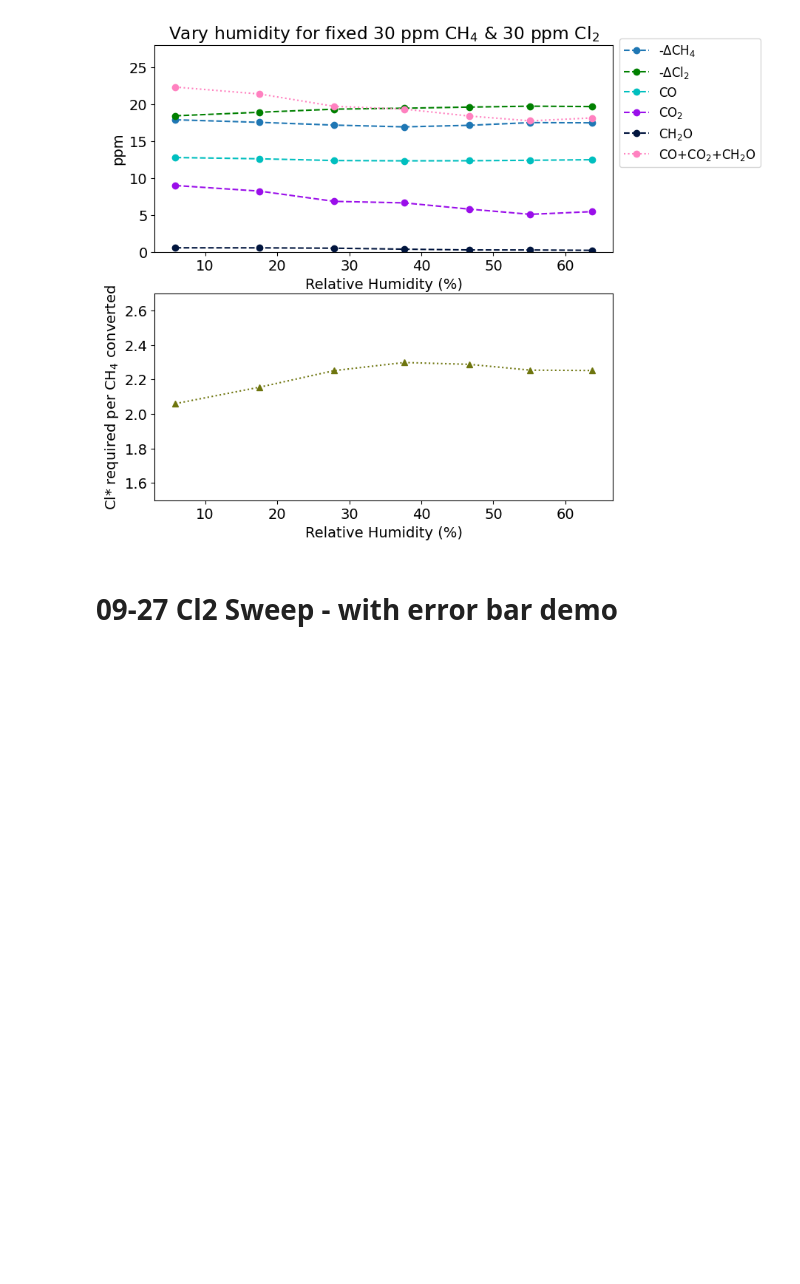
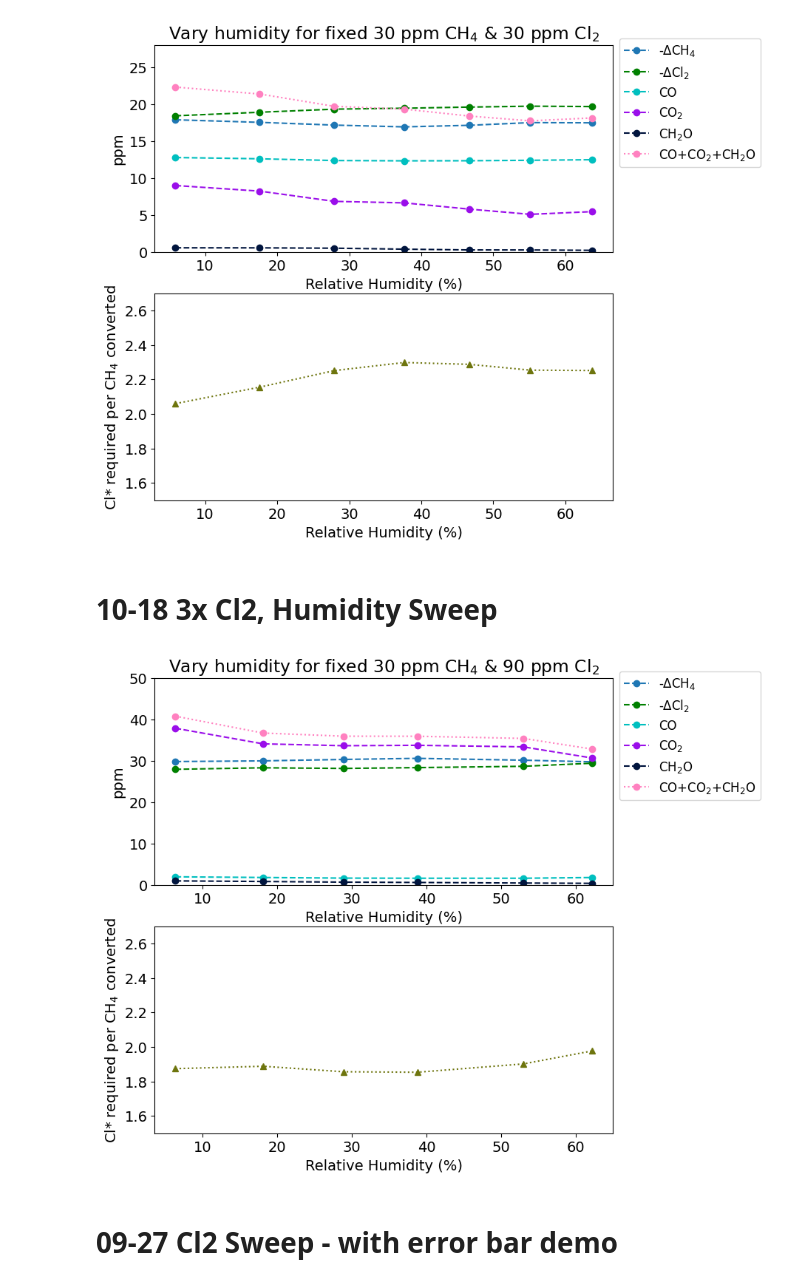
Before and after one commit to richardsrandall/Fall-2024-Cl2, a Jupyter notebook: 09-29 Cl2 Campaign Redo 1/09-29_plot_cl2_data.ipynb, the cells around one changed output. Drawn from its saved outputs; the diff is of its cells as text; code cells hidden in the pictures; blank space fills up the shorter version.

```diff
--- a/09-29 Cl2 Campaign Redo 1/09-29_plot_cl2_data.ipynb
+++ b/09-29 Cl2 Campaign Redo 1/09-29_plot_cl2_data.ipynb
@@ -12,10 +12,10 @@ use_nominal_cl2 = True
 <h1> 9-27 Humidity Sweep </h1>
 # %%
 # Import stuff
-bypass_data_929 = pd.read_csv("/Users/work/Desktop/Research/Experimental Data/Fall-2024-Cl2/_exported_data/bypasses_09-29_cl2_campaign_after_mfc_zero.csv")
-conversion_data_929 = pd.read_csv("/Users/work/Desktop/Research/Experimental Data/Fall-2024-Cl2/_exported_data/conversions_09-29_cl2_campaign_after_mfc_zero.csv")
-bypass_data_924 = pd.read_csv("/Users/work/Desktop/Research/Experimental Data/Fall-2024-Cl2/_exported_data/bypasses_09-24_cl2_sweeps_no_cofeed.csv")
-conversion_data_924 = pd.read_csv("/Users/work/Desktop/Research/Experimental Data/Fall-2024-Cl2/_exported_data/conversions_09-24_cl2_sweeps_no_cofeed.csv")
+bypass_data_929 = pd.read_csv("../_exported_data/bypasses_09-29_cl2_campaign_after_mfc_zero.csv")
+conversion_data_929 = pd.read_csv("../_exported_data/conversions_09-29_cl2_campaign_after_mfc_zero.csv")
+bypass_data_924 = pd.read_csv("../_exported_data/bypasses_09-24_cl2_sweeps_no_cofeed.csv")
+conversion_data_924 = pd.read_csv("../_exported_data/conversions_09-24_cl2_sweeps_no_cofeed.csv")
 all_bypass_data = pd.concat([bypass_data_924,bypass_data_929],axis=0,ignore_index=True).reindex()
 all_conversion_data = pd.concat([conversion_data_924,conversion_data_929],axis=0,ignore_index=True).reindex()
 
@@ -71,6 +71,62 @@ ax1.set_title("Vary humidity for fixed 30 ppm CH$_4$ & 30 ppm Cl$_2$")
 plt.show()
 # %% [output]
 [figure]
+# %% [markdown]
+<h1> 10-18 3x Cl2, Humidity Sweep </h1>
+# %%
+# Import stuff
+exps = ["10-18-24 3x Cl2 and Humidity Sweep"]#,"10-22-24 3x Cl2 Dry"]
+bypass_data = all_bypass_data[all_bypass_data["experiment_name"].isin(exps)]
+conversion_data = all_conversion_data[all_conversion_data["experiment_name"].isin(exps)]
+
+ch4_conversions = conversion_data['Selected: CH4 (ppm) conversion']
+start_times = conversion_data['start_time']
+
+# Extract the means for each bypass period
+means = (bypass_data.groupby('closest_start_time').mean(numeric_only=True).reset_index()) #Quick and dirty; we can use apply to do more involved operations, though.
+humidities = [float(means[means.closest_start_time==t]['Humidity Probe: Rel. Humidity (%)']) for t in start_times] #Lookup the correct entry in the groupby
+humidities = [v*(1.0/(1-6.0/200.0)) for v in humidities] # Scale appropriately to adjust for added chlorine flow
+co2 = [float(means[means.closest_start_time==t]['Picarro: CO2 (ppm)']) for t in start_times]
+co = [float(means[means.closest_start_time==t]['FTIR: CO (ppm)']) for t in start_times]
+ch2o = [float(means[means.closest_start_time==t]['FTIR: CH2O (ppm)']) for t in start_times]
+
+# Calculate the chlorine conversions -- either raw, or taking the conversion from the nodes but taking the baseline value from the MFC setpoint
+if not use_nominal_cl2:
+    cl2_conversions = conversion_data['Cl2 LabJack: Cl2 Node A (ppm) conversion']
+else:
+    nom_cl2 = [(1000.0/200.0)*float(means[means.closest_start_time==t]['Cl2 MFC: Setpoint Entry']) for t in start_times]
+    cl2_conversions = [conv*(nom/baseline) for nom,conv,baseline in zip(nom_cl2,conversion_data['Cl2 LabJack: Cl2 Node A (ppm) conversion'],conversion_data['Cl2 LabJack: Cl2 Node A (ppm) baseline'])]
+#print(nom_cl2,'\n',list(conversion_data['Cl2 LabJack: Cl2 Node A (ppm) baseline']),'\n',list(conversion_data['Cl2 LabJack: Cl2 Node A (ppm) conversion']),'\n',cl2_conversions)
+
+# Setup subplots
+plt.rcParams.update({'font.size': 14})
+(fig,(ax1,ax2)) = plt.subplots(nrows=2,figsize=(8,8),sharex=True)
+
+# Make the first plot
+ax1.plot(humidities,ch4_conversions,label='-$\Delta$CH$_4$',marker='o',linestyle='--')
+ax1.plot(humidities,cl2_conversions,label='-$\Delta$Cl$_2$',color='g',marker='o',linestyle='--')
+ax1.plot(humidities,co,label='CO',color='c',marker='o',linestyle='--')
+ax1.plot(humidities,co2,label='CO$_2$',color='xkcd:violet',marker='o',linestyle='--')
+ax1.plot(humidities,ch2o,label='CH$_2$O',color='xkcd:navy',marker='o',linestyle='--')
+ax1.plot(humidities,[a+b+c for a,b,c in zip(co,co2,ch2o)],label='CO+CO$_2$+CH$_2$O',color='xkcd:pink',linestyle=':',marker='o')
+ax1.set_ylabel("ppm")
+ax1.set_xlabel("Relative Humidity (%)")
+ax1.set_ylim(0,50)
+ax1.legend(fontsize=12,loc='lower left',bbox_to_anchor=(1,0.38))
+ax1.xaxis.set_tick_params(labelbottom=True)
+
+# Make the second plot
+ch4_per_cl_star = [2*b/a for a,b in zip(ch4_conversions,cl2_conversions)]
+ax2.plot(humidities,ch4_per_cl_star,label="CH$_4$ Converted per Cl*",color='xkcd:olive',linestyle=':',marker='^')
+ax2.set_ylabel("Cl* required per CH$_4$ converted")
+ax2.set_xlabel("Relative Humidity (%)")
+ax2.xaxis.set_tick_params(labelbottom=True)
+ax2.set_ylim(1.5,2.7)
+
+ax1.set_title("Vary humidity for fixed 30 ppm CH$_4$ & 90 ppm Cl$_2$")
+plt.show()
+# %% [output]
+[figure, added]
 # %% [markdown]
 <h1> 09-27 Cl2 Sweep - with error bar demo</h1>
 # %%
```
Also changed, not shown: parts of 1 cell of this notebook, 2 other files.
